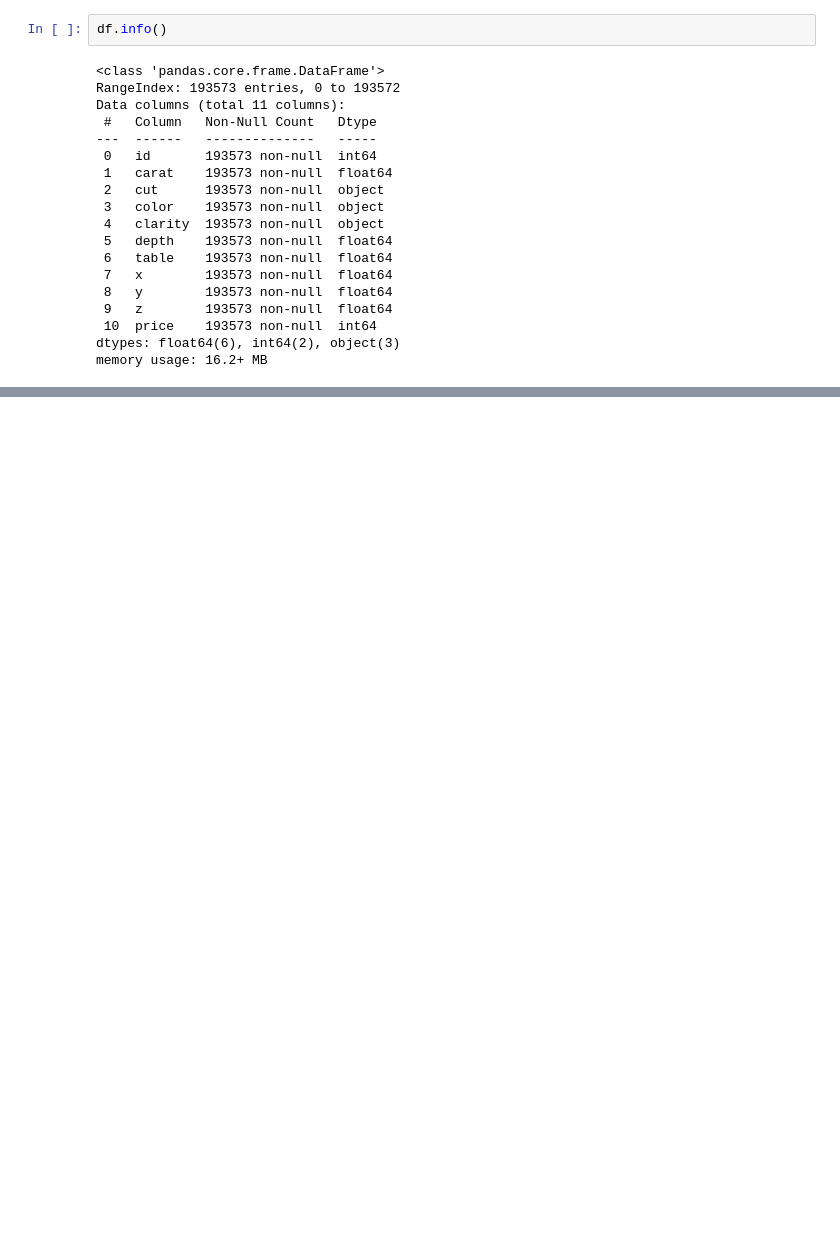
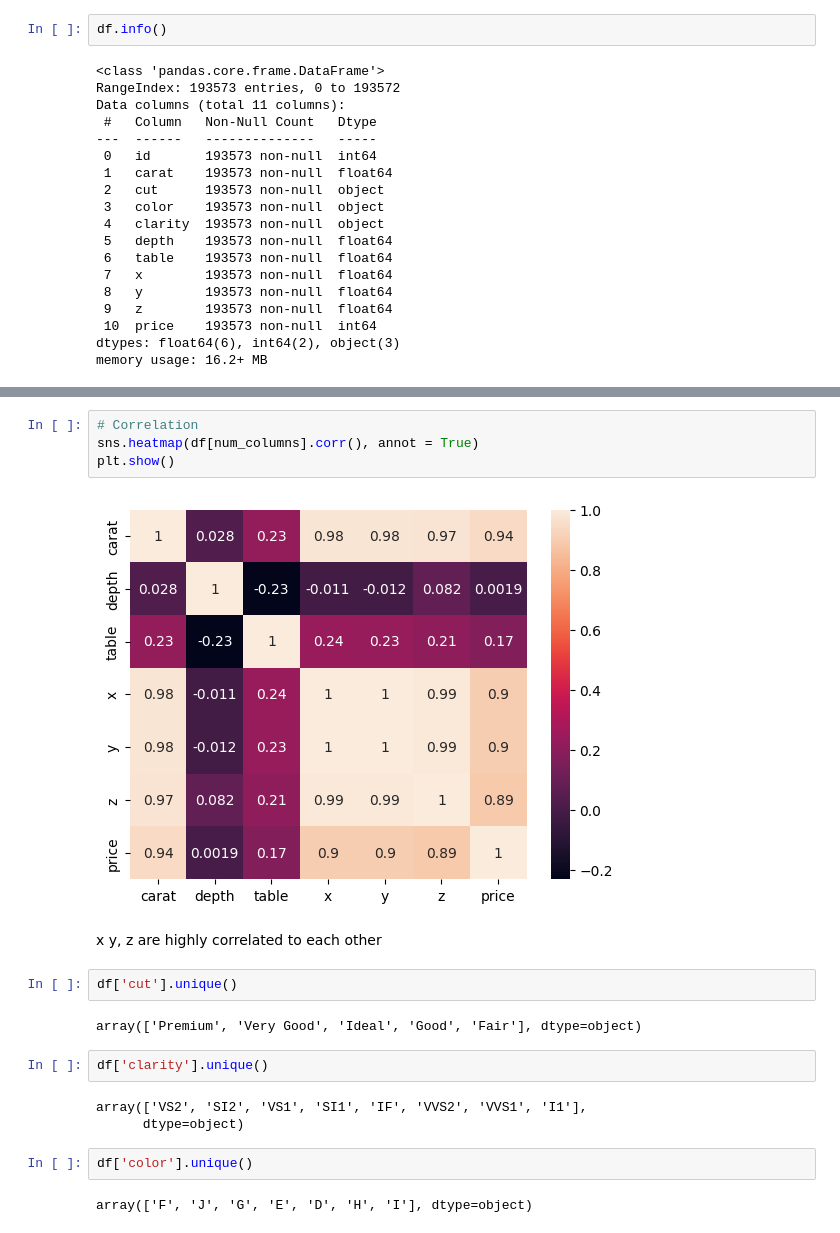
Before and after one commit to shubhankar567/Diamond_Price_Prediction_System, a Jupyter notebook: notebooks/EDA.ipynb, the cells around one changed output, grey strips where cells are left out. Saved outputs shown, nothing was run; the diff lists cells and outputs as text; blank space fills up the shorter version.

```diff
--- a/notebooks/EDA.ipynb
+++ b/notebooks/EDA.ipynb
@@ -37,0 +173,21 @@ df.shape
+# %%
+# Correlation
+sns.heatmap(df[num_columns].corr(), annot = True)
+plt.show()
+# %% [output]
+[figure, added]
+# %% [markdown]
+x y, z are highly correlated to each other
+# %%
+df['cut'].unique()
+# %% [output]
+array(['Premium', 'Very Good', 'Ideal', 'Good', 'Fair'], dtype=object)
+# %%
+df['clarity'].unique()
+# %% [output]
+array(['VS2', 'SI2', 'VS1', 'SI1', 'IF', 'VVS2', 'VVS1', 'I1'],
+      dtype=object)
+# %%
+df['color'].unique()
+# %% [output]
+array(['F', 'J', 'G', 'E', 'D', 'H', 'I'], dtype=object)
```
Also changed, not shown: parts of 17 cells of this notebook, 4 other files.
